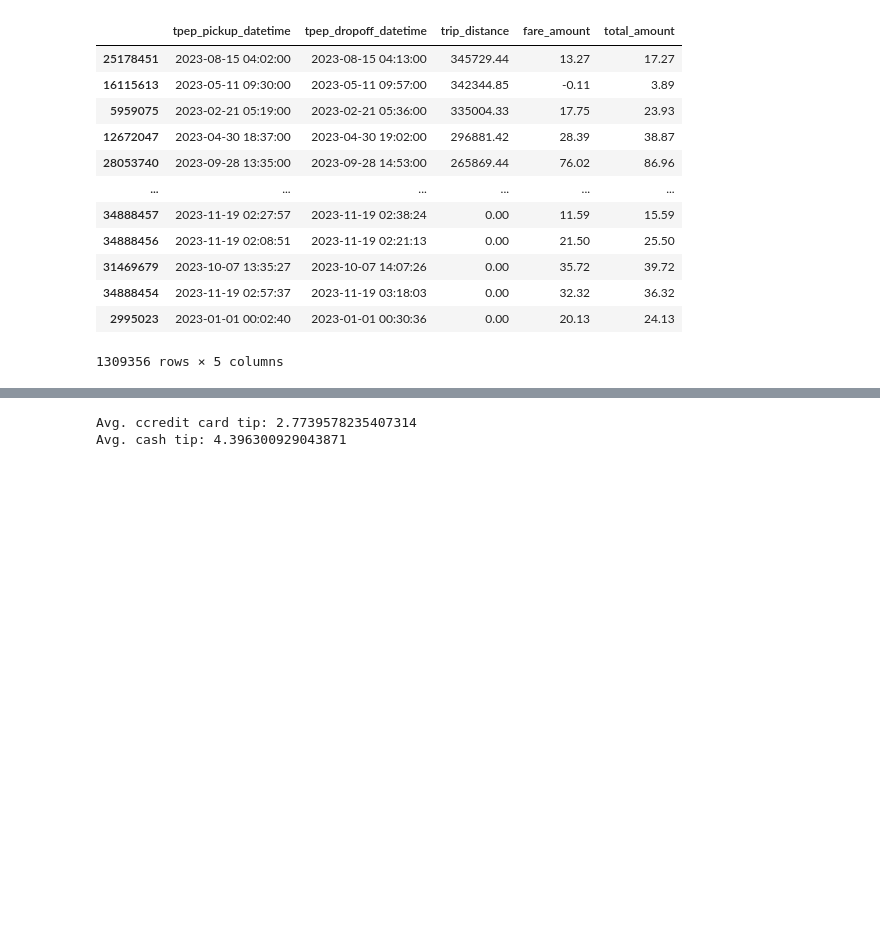
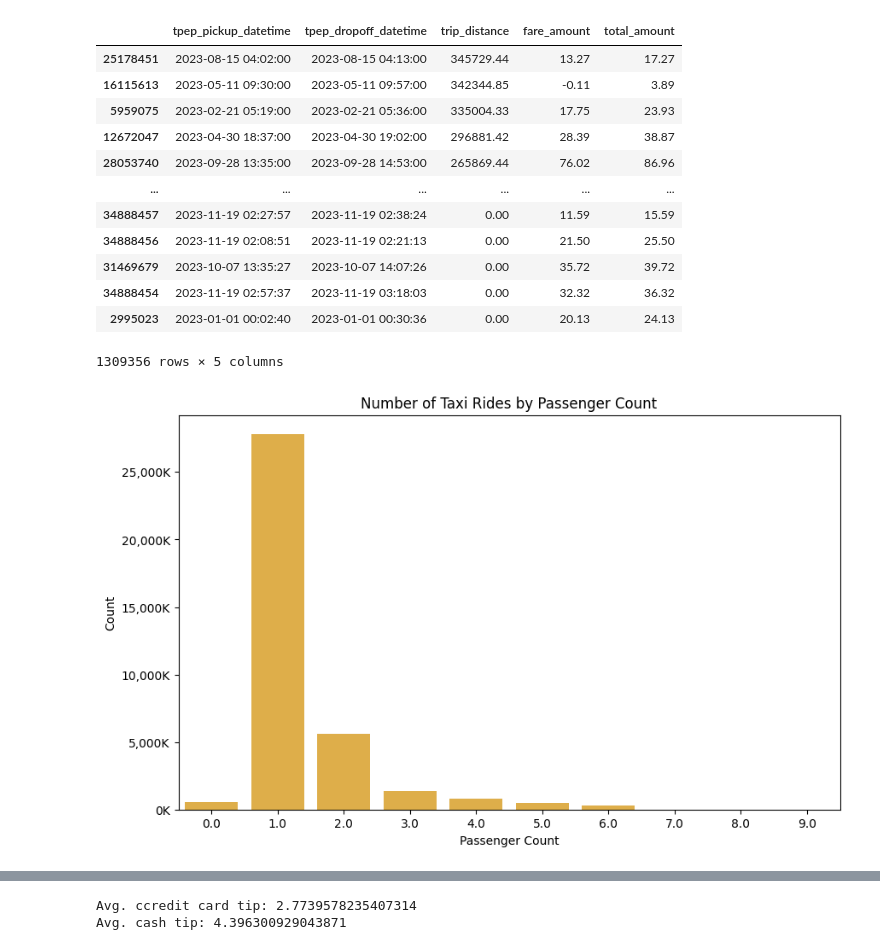
Before and after one commit to YuliaVK/Data-Analytics, a Jupyter notebook: NYC_taxi/notebooks/EDA.ipynb, the cells around one changed output, grey strips where cells are left out. Cells and saved outputs as stored; diff of their text form; code cells hidden in the pictures; blank space fills up the shorter version.

```diff
--- a/NYC_taxi/notebooks/EDA.ipynb
+++ b/NYC_taxi/notebooks/EDA.ipynb
@@ -125,0 +128,4 @@ There are also two airport_fee columns that require further investigation (and p
+# %%
+merged_data['AirPort_fee'] = merged_data['airport_fee'].combine_first(merged_data['Airport_fee'])
+# %%
+merged_data.drop(columns=['airport_fee', 'Airport_fee'], inplace=True)
@@ -255,3 +309,17 @@ merged_data[merged_data['payment_type']==0]\
 | 34888454 | 2023-11-19 02:57:37 | 2023-11-19 03:18:03 | 0.00 | 32.32 | 36.32 |
 | 2995023 | 2023-01-01 00:02:40 | 2023-01-01 00:30:36 | 0.00 | 20.13 | 24.13 |
 1309356 rows × 5 columns
+# %%
+passenger_counts = merged_data['passenger_count'].value_counts().reset_index()
+passenger_counts.columns = ['passenger_count', 'count']
+
+plt.figure(figsize=(10, 6))
+g = sns.barplot(data=passenger_counts, x='passenger_count', y='count', color='#f7b731')
+ylabels = ['{:,.0f}'.format(y) + 'K' for y in g.get_yticks()/1000]
+g.set_yticklabels(ylabels)
+plt.xlabel('Passenger Count')
+plt.ylabel('Count')
+plt.title('Number of Taxi Rides by Passenger Count')
+plt.show()
+# %% [output]
+[figure, added]
```
Also changed, not shown: parts of 14 cells of this notebook.
